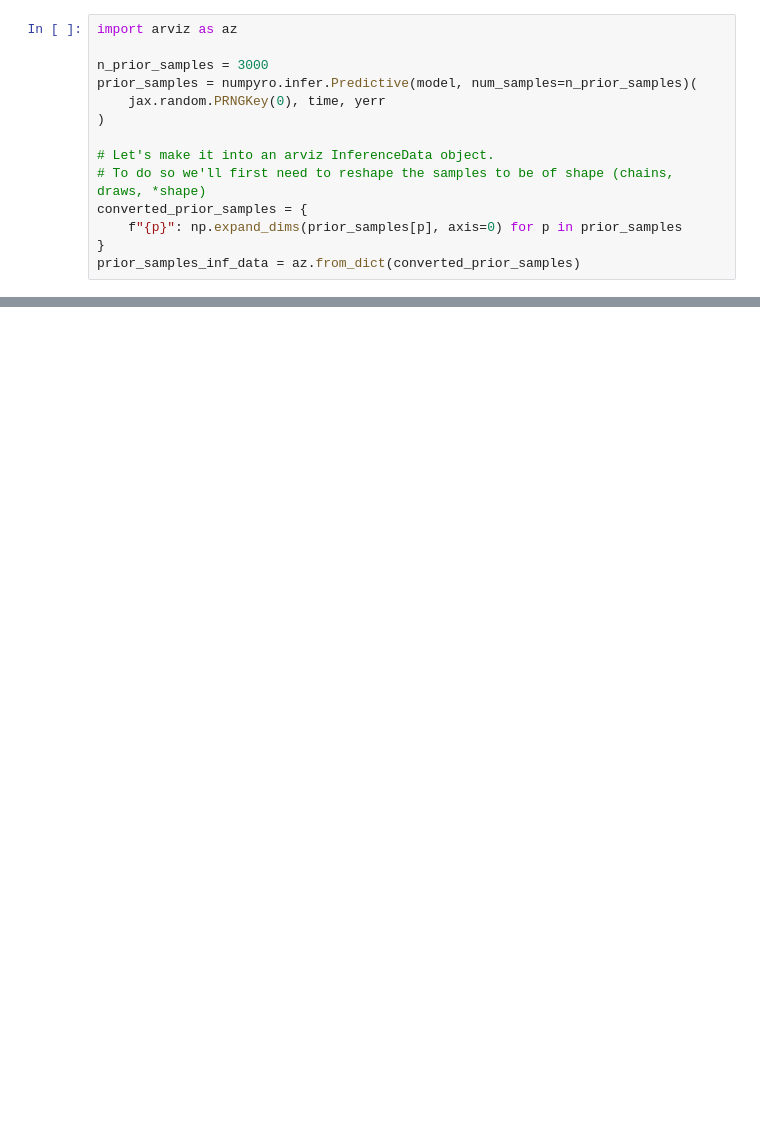
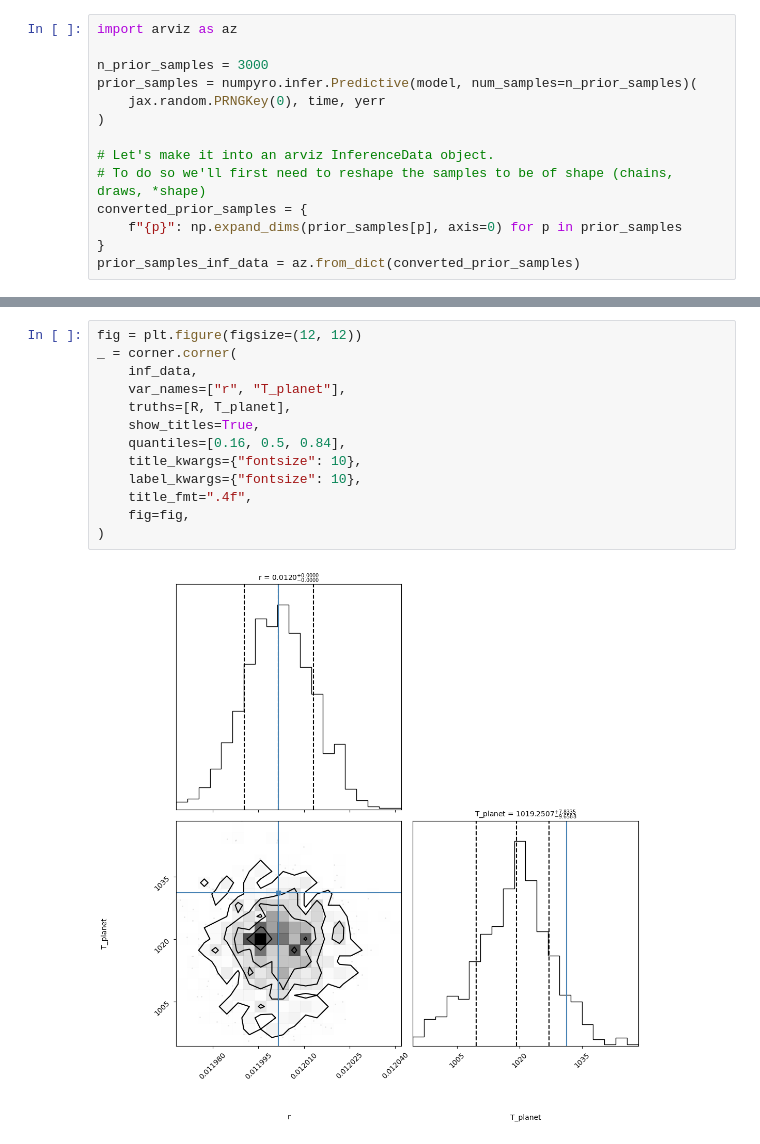
Before and after one commit to olwenrering/M2-LIU-Elsa, a Jupyter notebook: mcmc.ipynb, the cells around one changed output, grey strips where cells are left out. Cells and saved outputs as stored; diff of their text form; blank space fills up the shorter version.

```diff
--- a/mcmc.ipynb
+++ b/mcmc.ipynb
@@ -399,0 +496,15 @@ _ = corner.corner(
+# %%
+fig = plt.figure(figsize=(12, 12))
+_ = corner.corner(
+    inf_data,
+    var_names=["r", "T_planet"],
+    truths=[R, T_planet],
+    show_titles=True,
+    quantiles=[0.16, 0.5, 0.84],
+    title_kwargs={"fontsize": 10},
+    label_kwargs={"fontsize": 10},
+    title_fmt=".4f",
+    fig=fig,
+)
+# %% [output]
+[figure, added]
```
Also changed, not shown: parts of 12 cells of this notebook.
